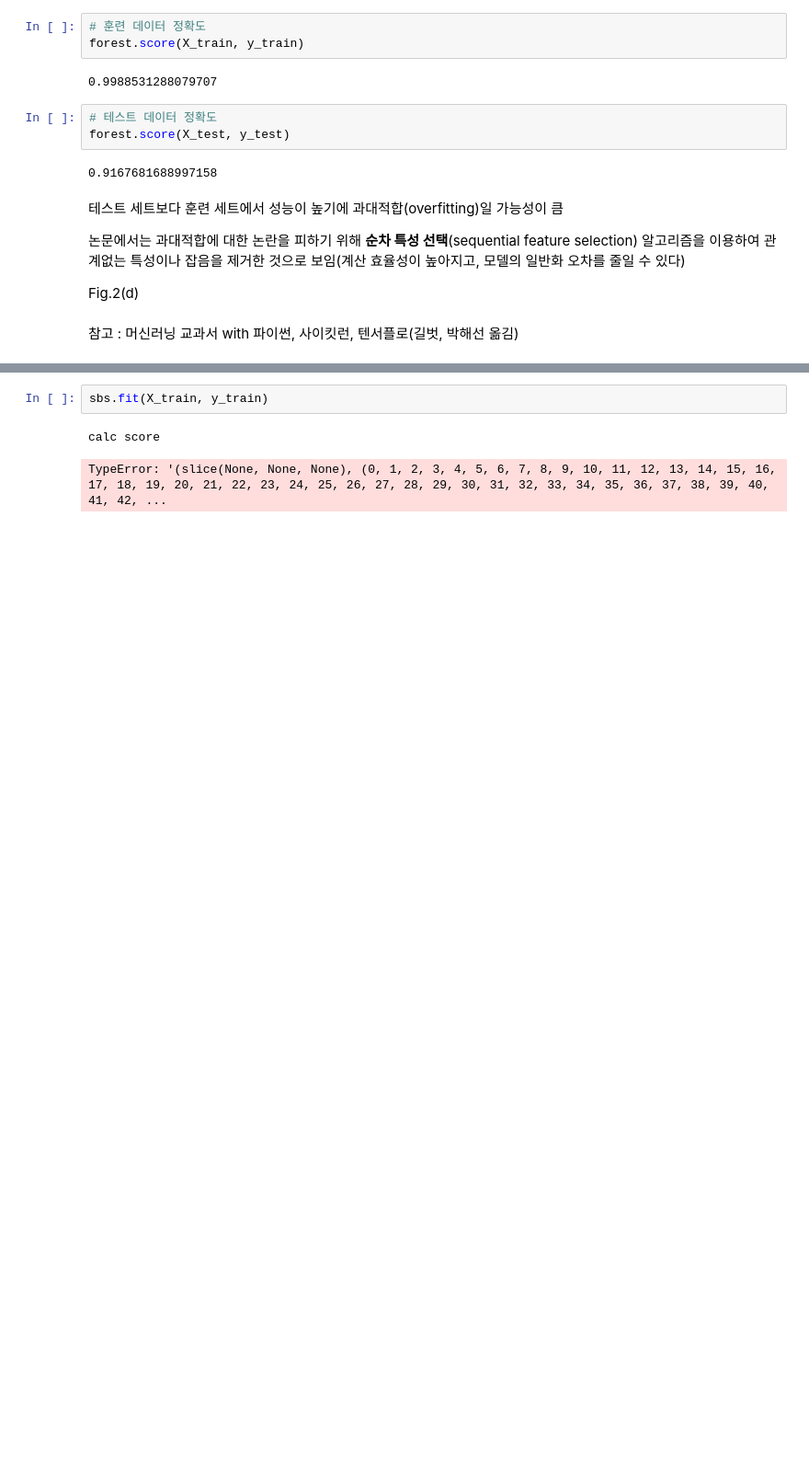
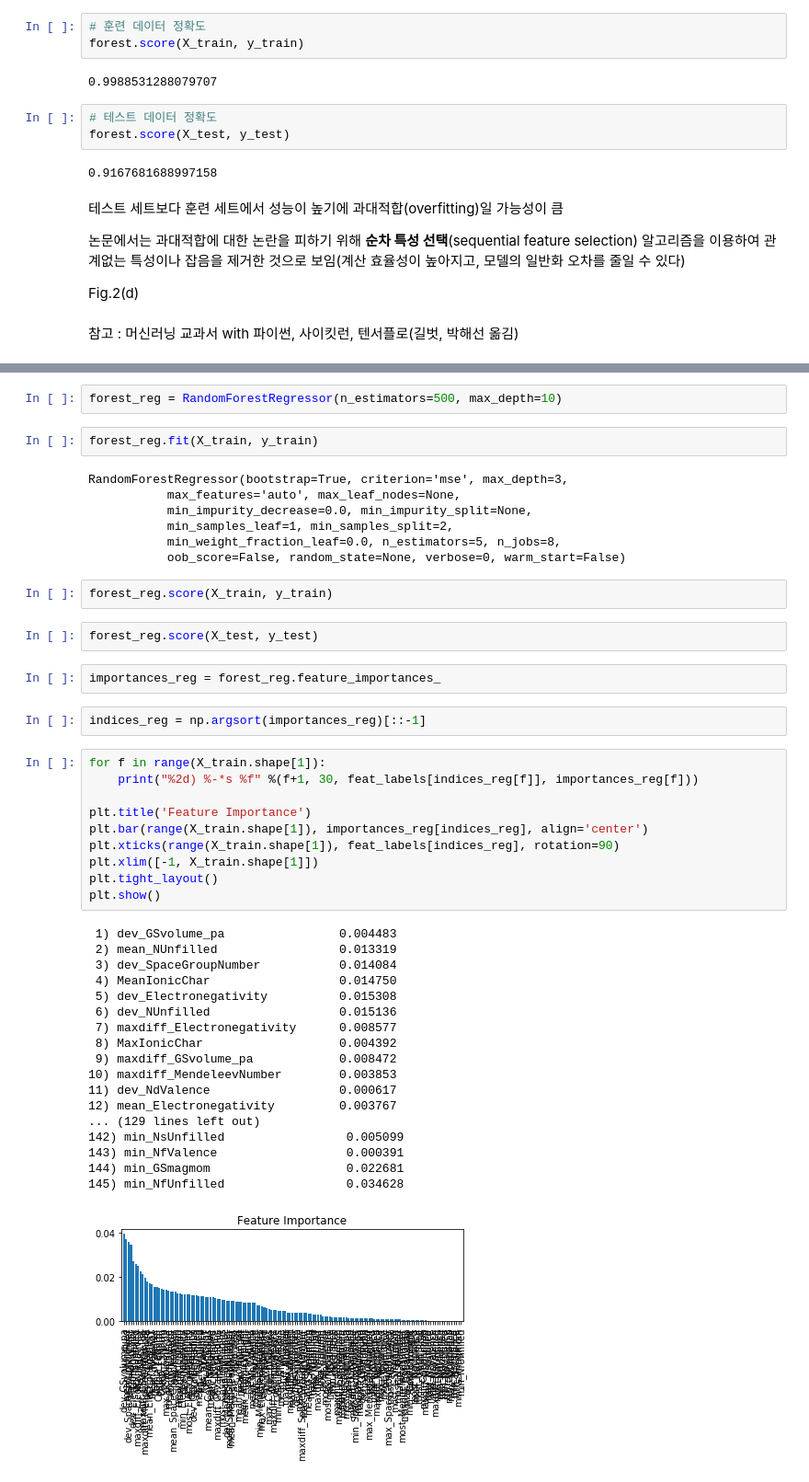
Before and after one commit to LK-LAB/Review, a Jupyter notebook: s41524-018-0085-8/Review_s41524-018-0085-8.ipynb, the cells around one changed output, grey strips where cells are left out. Shown at 92% size. Drawn from its saved outputs; the diff is of its cells as text; blank space fills up the shorter version.

```diff
--- a/s41524-018-0085-8/Review_s41524-018-0085-8.ipynb
+++ b/s41524-018-0085-8/Review_s41524-018-0085-8.ipynb
@@ -135,5 +167,48 @@ sbs = SBS(forest, k_features=1)
+# %%
+forest_reg = RandomForestRegressor(n_estimators=500, max_depth=10)
 # %%
-sbs.fit(X_train, y_train)
+forest_reg.fit(X_train, y_train)
 # %% [output]
-calc score
+RandomForestRegressor(bootstrap=True, criterion='mse', max_depth=3,
+           max_features='auto', max_leaf_nodes=None,
+           min_impurity_decrease=0.0, min_impurity_split=None,
+           min_samples_leaf=1, min_samples_split=2,
+           min_weight_fraction_leaf=0.0, n_estimators=5, n_jobs=8,
+           oob_score=False, random_state=None, verbose=0, warm_start=False)
-TypeError: '(slice(None, None, None), (0, 1, 2, 3, 4, 5, 6, 7, 8, 9, 10, 11, 12, 13, 14, 15, 16, 17, 18, 19, 20, 21, 22, 23, 24, 25, 26, 27, 28, 29, 30, 31, 32, 33, 34, 35, 36, 37, 38, 39, 40, 41, 42, ...
+# %%
+forest_reg.score(X_train, y_train)
+# %%
+forest_reg.score(X_test, y_test)
+# %%
+importances_reg = forest_reg.feature_importances_
+# %%
+indices_reg = np.argsort(importances_reg)[::-1]
+# %%
+for f in range(X_train.shape[1]):
+    print("%2d) %-*s %f" %(f+1, 30, feat_labels[indices_reg[f]], importances_reg[f]))
+
+plt.title('Feature Importance')
+plt.bar(range(X_train.shape[1]), importances_reg[indices_reg], align='center')
+plt.xticks(range(X_train.shape[1]), feat_labels[indices_reg], rotation=90)
+plt.xlim([-1, X_train.shape[1]])
+plt.tight_layout()
+plt.show()
+# %% [output]
+ 1) dev_GSvolume_pa                0.004483
+ 2) mean_NUnfilled                 0.013319
+ 3) dev_SpaceGroupNumber           0.014084
+ 4) MeanIonicChar                  0.014750
+ 5) dev_Electronegativity          0.015308
+ 6) dev_NUnfilled                  0.015136
+ 7) maxdiff_Electronegativity      0.008577
+ 8) MaxIonicChar                   0.004392
+ 9) maxdiff_GSvolume_pa            0.008472
+10) maxdiff_MendeleevNumber        0.003853
+11) dev_NdValence                  0.000617
+12) mean_Electronegativity         0.003767
+... (129 lines left out)
+142) min_NsUnfilled                 0.005099
+143) min_NfValence                  0.000391
+144) min_GSmagmom                   0.022681
+145) min_NfUnfilled                 0.034628
+[figure, added]
```
Also changed, not shown: parts of 34 cells of this notebook, 2 other files.
